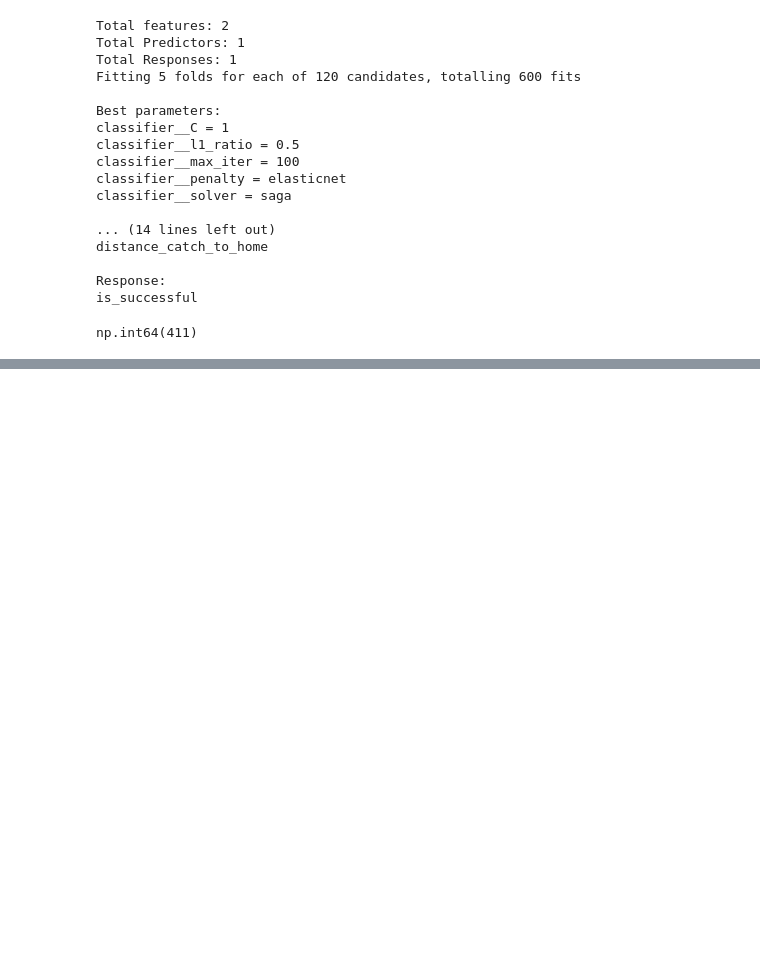
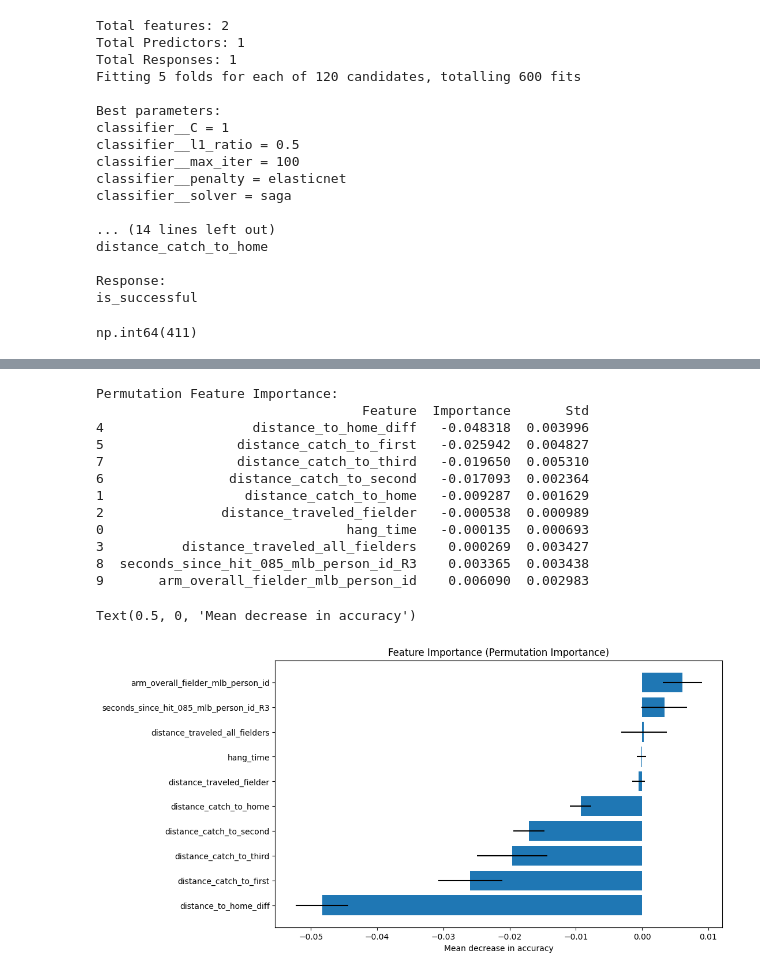
Before and after one commit to Dodgers-Capstone/Sacrifice-Fly-Modeling, a Jupyter notebook: notebooks/mod_censored.ipynb, the cells around one changed output, grey strips where cells are left out. Cells and saved outputs as stored; diff of their text form; code cells hidden in the pictures; blank space fills up the shorter version.

```diff
--- a/notebooks/mod_censored.ipynb
+++ b/notebooks/mod_censored.ipynb
@@ -244,0 +318,16 @@ np.int64(411)
+# %%
+
+# Unmodified Train and Unmodified Test
+results = model_prep_on_base(
+    on_base_lf = on_base_lf,
+    grid_search = grid_search,
+    responses = responses,
+    num_predictors_drop = num_predictors_drop,
+    num_predictors_median = num_predictors_median,
+    test_size = 0.30,
+    is_out_censored = False,
+    test_stay_to_out = False,
+    test_stay_to_out_threshold = False,
+)
+results["y_test"].sum()
+results["pipeline"]
@@ -244,0 +373,41 @@ np.int64(411)
+# %%
+from sklearn.inspection import permutation_importance
+import matplotlib.pyplot as plt
+
+# Permutation importance
+result = permutation_importance(
+    results["pipeline"], results["X_test"], results["y_test"], n_repeats=20, random_state=123, n_jobs=-1
+)
+
+# Create a dataframe of feature importance
+feature_names = list(results["feature_names"])
+perm_importance = pd.DataFrame({
+    'Feature': feature_names,
+    'Importance': result.importances_mean,
+    'Std': result.importances_std,
+}).sort_values('Importance', ascending=True)
+
+print("Permutation Feature Importance:")
+print(perm_importance)
+
+# Plot Permutation Importance
+plt.figure(figsize=(10, 6))
+plt.barh(perm_importance['Feature'], perm_importance['Importance'],
+         xerr=perm_importance['Std'])
+plt.title('Feature Importance (Permutation Importance)')
+plt.xlabel('Mean decrease in accuracy')
+# %% [output]
+Permutation Feature Importance:
+                                  Feature  Importance       Std
+4                   distance_to_home_diff   -0.048318  0.003996
+5                 distance_catch_to_first   -0.025942  0.004827
+7                 distance_catch_to_third   -0.019650  0.005310
+6                distance_catch_to_second   -0.017093  0.002364
+1                  distance_catch_to_home   -0.009287  0.001629
+2               distance_traveled_fielder   -0.000538  0.000989
+0                               hang_time   -0.000135  0.000693
+3          distance_traveled_all_fielders    0.000269  0.003427
+8  seconds_since_hit_085_mlb_person_id_R3    0.003365  0.003438
+9       arm_overall_fielder_mlb_person_id    0.006090  0.002983
+Text(0.5, 0, 'Mean decrease in accuracy')
+[figure, added]
```
Also changed, not shown: parts of 3 cells of this notebook, 1 other file.
